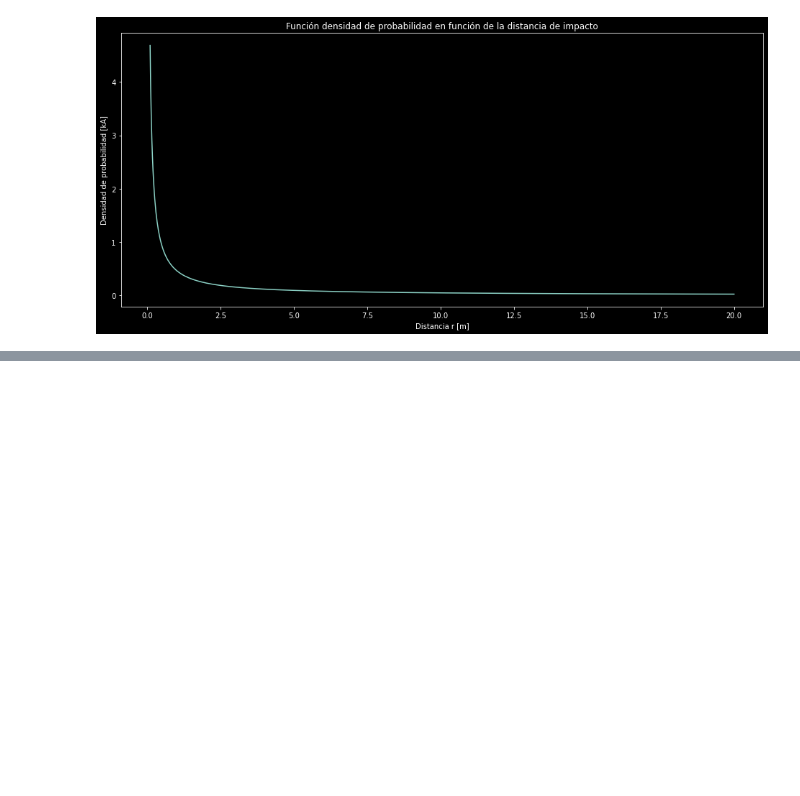
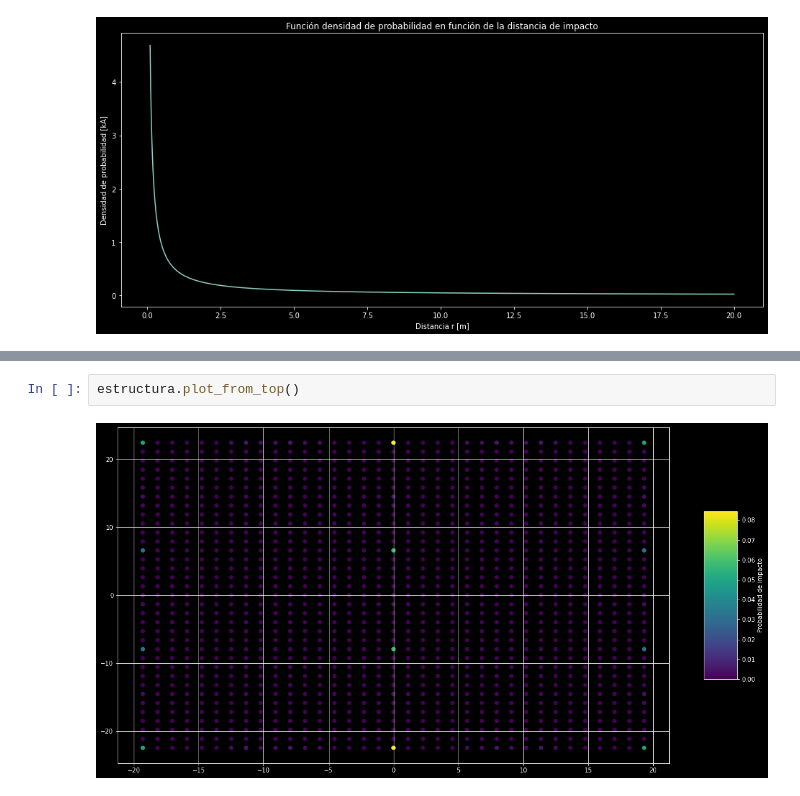
Before and after one commit to blotero/degm, a Jupyter notebook: DEAT.ipynb, the cells around one changed output, grey strips where cells are left out. Saved outputs shown, nothing was run; the diff lists cells and outputs as text; blank space fills up the shorter version.

```diff
--- a/DEAT.ipynb
+++ b/DEAT.ipynb
@@ -83,0 +108,4 @@ Calculado con éxito tras 25000000 iteraciones en 138.055 segundos
+# %%
+estructura.plot_from_top()
+# %% [output]
+[figure, added]
```
Also changed, not shown: parts of 6 cells of this notebook.
